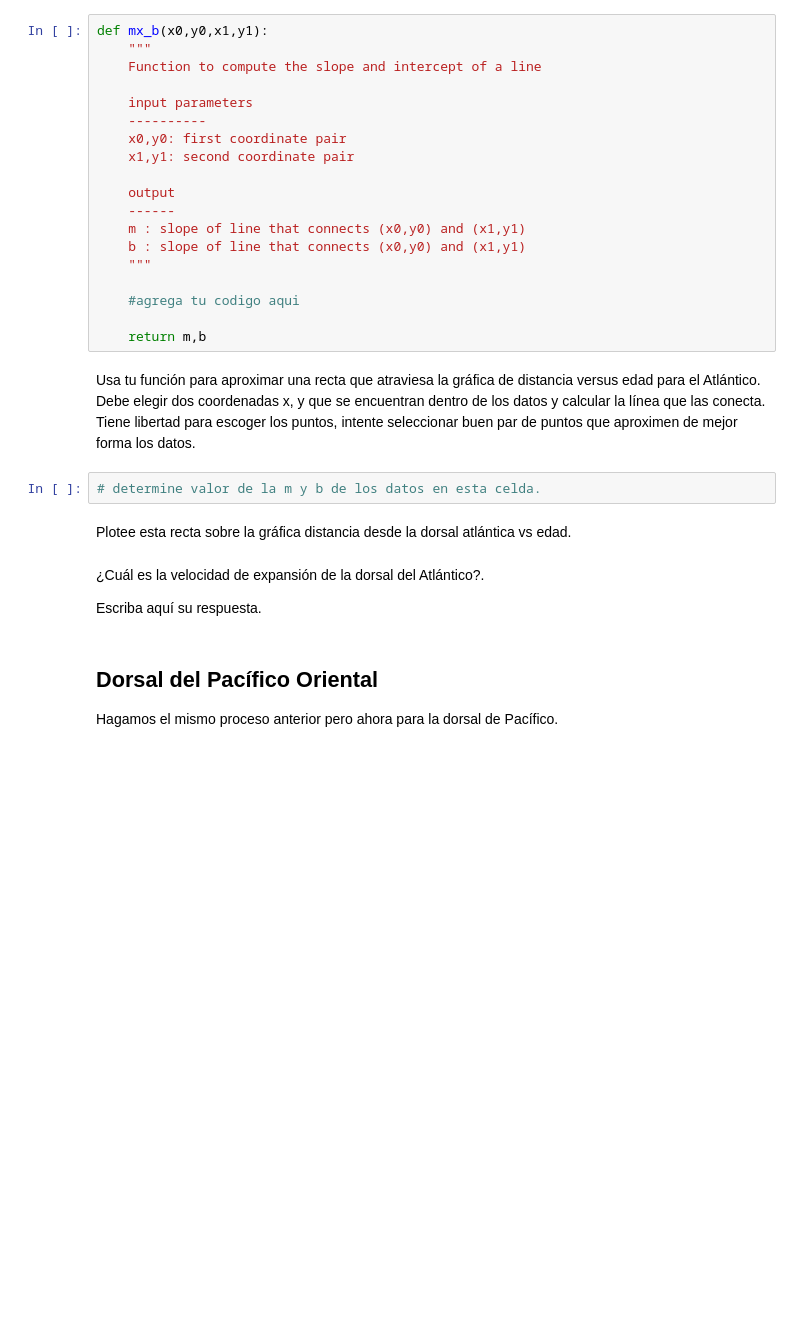
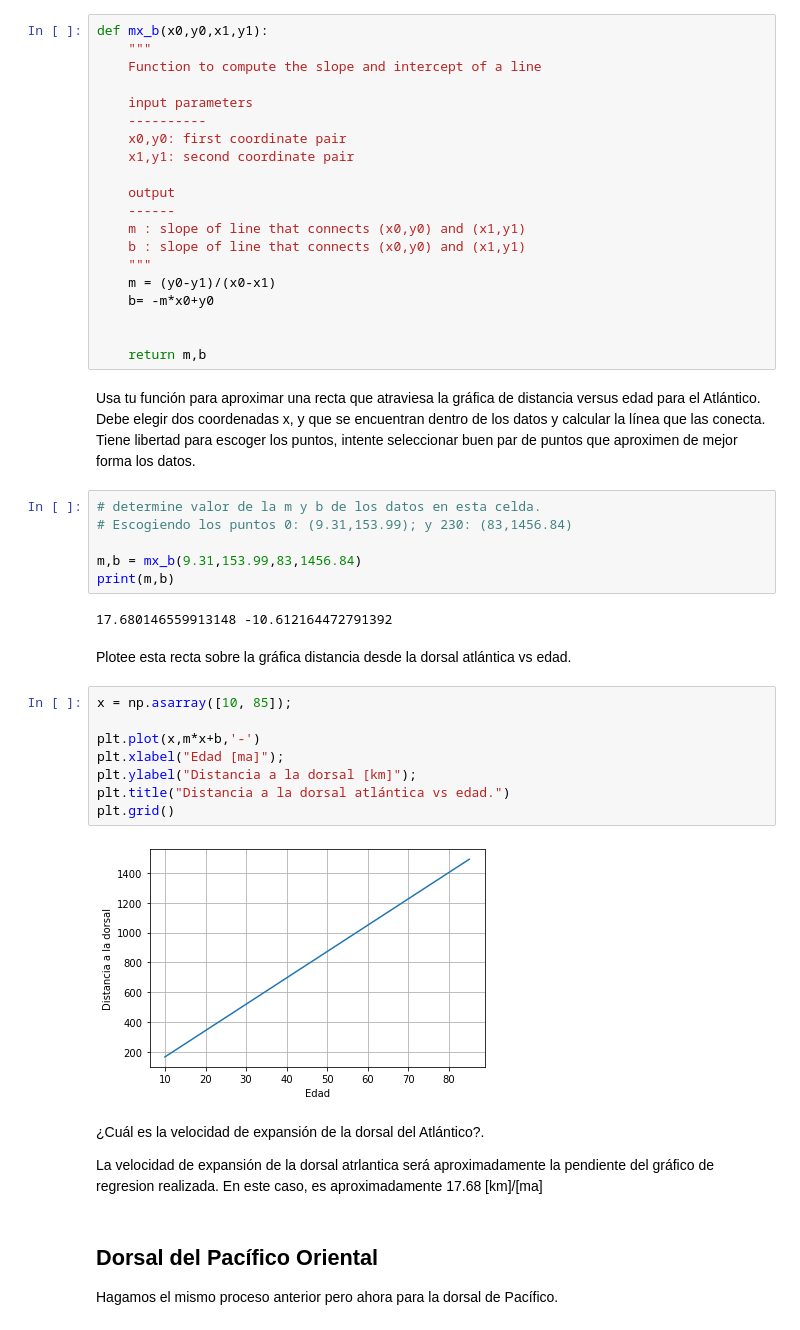
Before and after one commit to Pablolog42/2021-CD2201, a Jupyter notebook: Semana4/Tarea_Semana_04/Tarea_Semana_04.ipynb, the cells around one changed output. Drawn from its saved outputs; the diff is of its cells as text; blank space fills up the shorter version.

```diff
--- a/Semana4/Tarea_Semana_04/Tarea_Semana_04.ipynb
+++ b/Semana4/Tarea_Semana_04/Tarea_Semana_04.ipynb
@@ -77,20 +99,37 @@ def mx_b(x0,y0,x1,y1):
     m : slope of line that connects (x0,y0) and (x1,y1)
     b : slope of line that connects (x0,y0) and (x1,y1)
     """
+    m = (y0-y1)/(x0-x1)
+    b= -m*x0+y0
 
-    #agrega tu codigo aqui
 
     return m,b
 # %% [markdown]
 Usa tu función para aproximar una recta que atraviesa la gráfica de distancia versus edad para el Atlántico. Debe elegir dos coordenadas x, y que se encuentran dentro de los datos y calcular la línea que las conecta. Tiene libertad para escoger los puntos, intente seleccionar buen par de puntos que aproximen de mejor forma los datos.
 # %%
 # determine valor de la m y b de los datos en esta celda.
+# Escogiendo los puntos 0: (9.31,153.99); y 230: (83,1456.84)
+
+m,b = mx_b(9.31,153.99,83,1456.84)
+print(m,b)
+# %% [output]
+17.680146559913148 -10.612164472791392
 # %% [markdown]
 Plotee esta recta sobre la gráfica distancia desde la dorsal atlántica vs edad.
-# %% [markdown]
-¿Cuál es la velocidad de expansión de la dorsal del Atlántico?.
-
-Escriba aquí su respuesta.
+# %%
+x = np.asarray([10, 85]);
+
+plt.plot(x,m*x+b,'-')
+plt.xlabel("Edad [ma]");
+plt.ylabel("Distancia a la dorsal [km]");
+plt.title("Distancia a la dorsal atlántica vs edad.")
+plt.grid()
+# %% [output]
+[figure, added]
+# %% [markdown]
+¿Cuál es la velocidad de expansión de la dorsal del Atlántico?.
+
+La velocidad de expansión de la dorsal atrlantica será aproximadamente la pendiente del gráfico de regresion realizada. En este caso, es aproximadamente 17.68 [km]/[ma]
 # %% [markdown]
 ## Dorsal del Pacífico Oriental
 Hagamos el mismo proceso anterior pero ahora para la dorsal de Pacífico.
```
Also changed, not shown: parts of 11 cells of this notebook, 7 other files.
